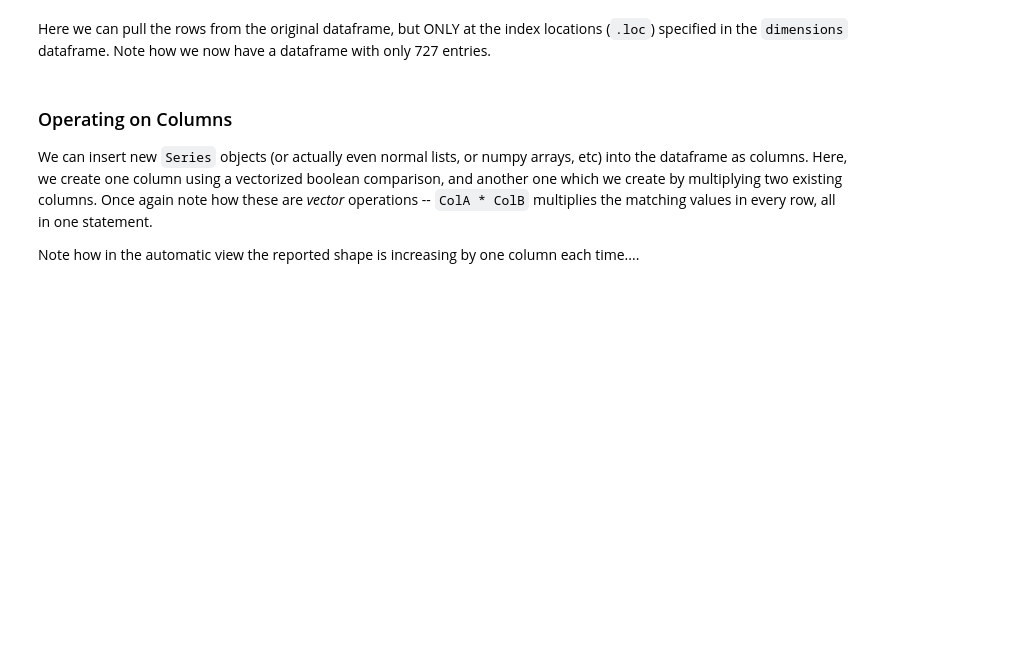
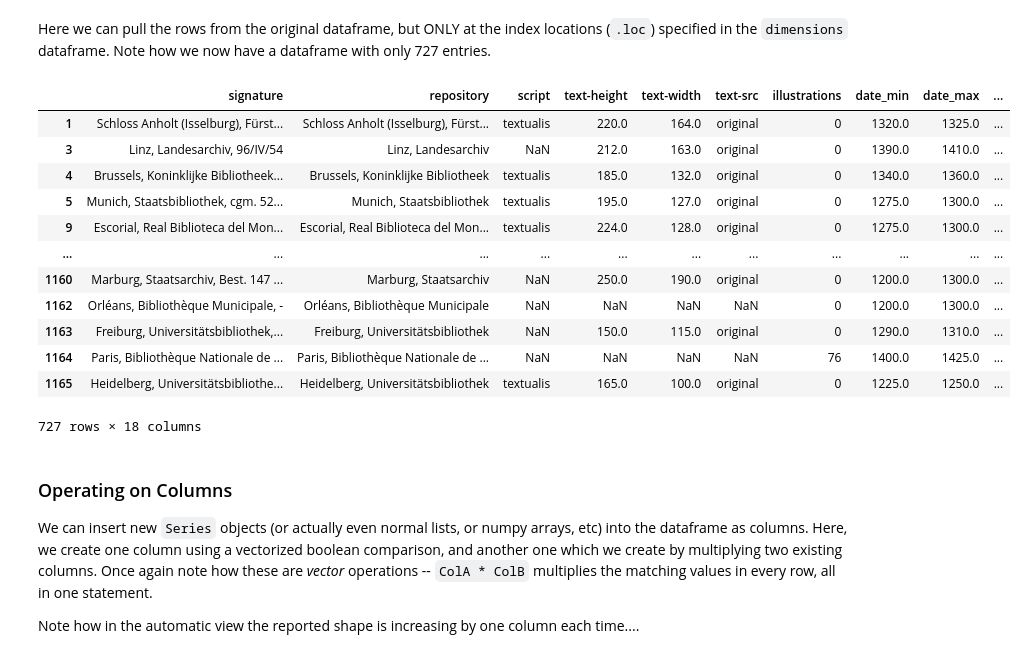
Before and after one commit to bnagy/hdaantwerp.github.io, a Jupyter notebook: notebooks/session-1/1-3-pandas.ipynb, the cells around one changed output. Saved outputs shown, nothing was run; the diff lists cells and outputs as text; code cells hidden in the pictures; blank space fills up the shorter version.

```diff
--- a/notebooks/session-1/1-3-pandas.ipynb
+++ b/notebooks/session-1/1-3-pandas.ipynb
@@ -48,0 +112,2 @@ dimensions.index
+# %%
+idx = dimensions.index
@@ -49,7 +134,21 @@ dimensions.index
 # %% [markdown]
 Here we can pull the rows from the original dataframe, but ONLY at the index locations (`.loc`) specified in the `dimensions` dataframe. Note how we now have a dataframe with only 727 entries.
 # %%
-df.loc[dimensions.index]
+df.loc[idx]
+# %% [output]
+|  | signature | repository | script | text-height | text-width | text-src | illustrations | date_min | date_max | ... |
+| 1 | Schloss Anholt (Isselburg), Fürst... | Schloss Anholt (Isselburg), Fürst... | textualis | 220.0 | 164.0 | original | 0 | 1320.0 | 1325.0 | ... |
+| 3 | Linz, Landesarchiv, 96/IV/54 | Linz, Landesarchiv | NaN | 212.0 | 163.0 | original | 0 | 1390.0 | 1410.0 | ... |
+| 4 | Brussels, Koninklijke Bibliotheek... | Brussels, Koninklijke Bibliotheek | textualis | 185.0 | 132.0 | original | 0 | 1340.0 | 1360.0 | ... |
+| 5 | Munich, Staatsbibliothek, cgm. 52... | Munich, Staatsbibliothek | textualis | 195.0 | 127.0 | original | 0 | 1275.0 | 1300.0 | ... |
+| 9 | Escorial, Real Biblioteca del Mon... | Escorial, Real Biblioteca del Mon... | textualis | 224.0 | 128.0 | original | 0 | 1275.0 | 1300.0 | ... |
+| ... | ... | ... | ... | ... | ... | ... | ... | ... | ... | ... |
+| 1160 | Marburg, Staatsarchiv, Best. 147 ... | Marburg, Staatsarchiv | NaN | 250.0 | 190.0 | original | 0 | 1200.0 | 1300.0 | ... |
+| 1162 | Orléans, Bibliothèque Municipale, - | Orléans, Bibliothèque Municipale | NaN | NaN | NaN | NaN | 0 | 1200.0 | 1300.0 | ... |
+| 1163 | Freiburg, Universitätsbibliothek,... | Freiburg, Universitätsbibliothek | NaN | 150.0 | 115.0 | original | 0 | 1290.0 | 1310.0 | ... |
+| 1164 | Paris, Bibliothèque Nationale de ... | Paris, Bibliothèque Nationale de ... | NaN | NaN | NaN | NaN | 76 | 1400.0 | 1425.0 | ... |
+| 1165 | Heidelberg, Universitätsbibliothe... | Heidelberg, Universitätsbibliothek | textualis | 165.0 | 100.0 | original | 0 | 1225.0 | 1250.0 | ... |
+727 rows × 18 columns
 # %% [markdown]
 ### Operating on Columns
 
```
Also changed, not shown: parts of 17 cells of this notebook, 1 other file.
